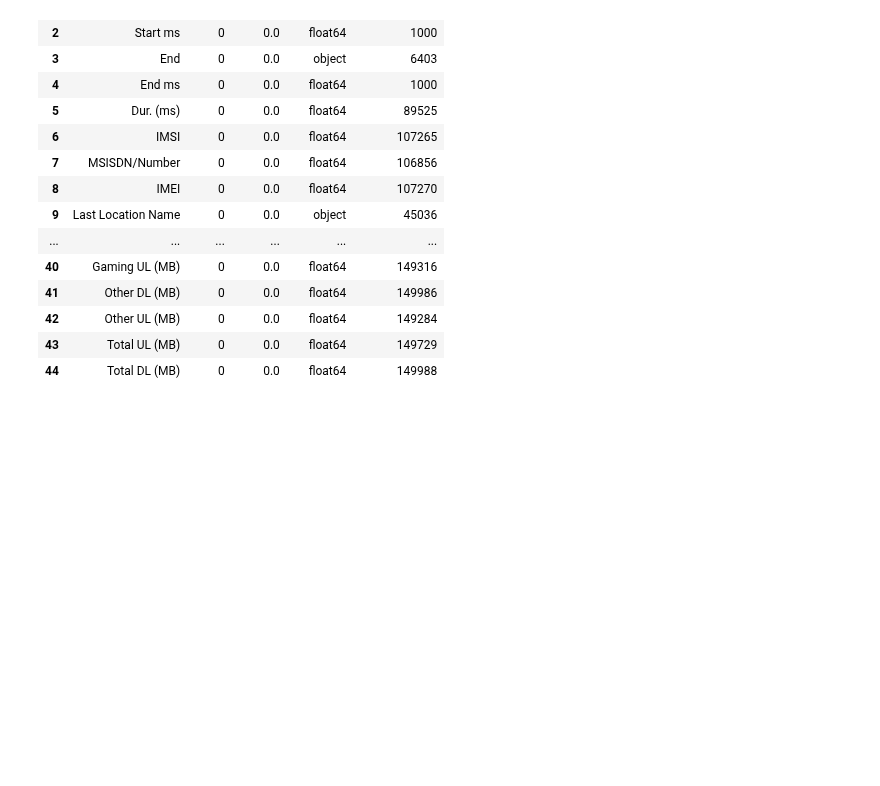
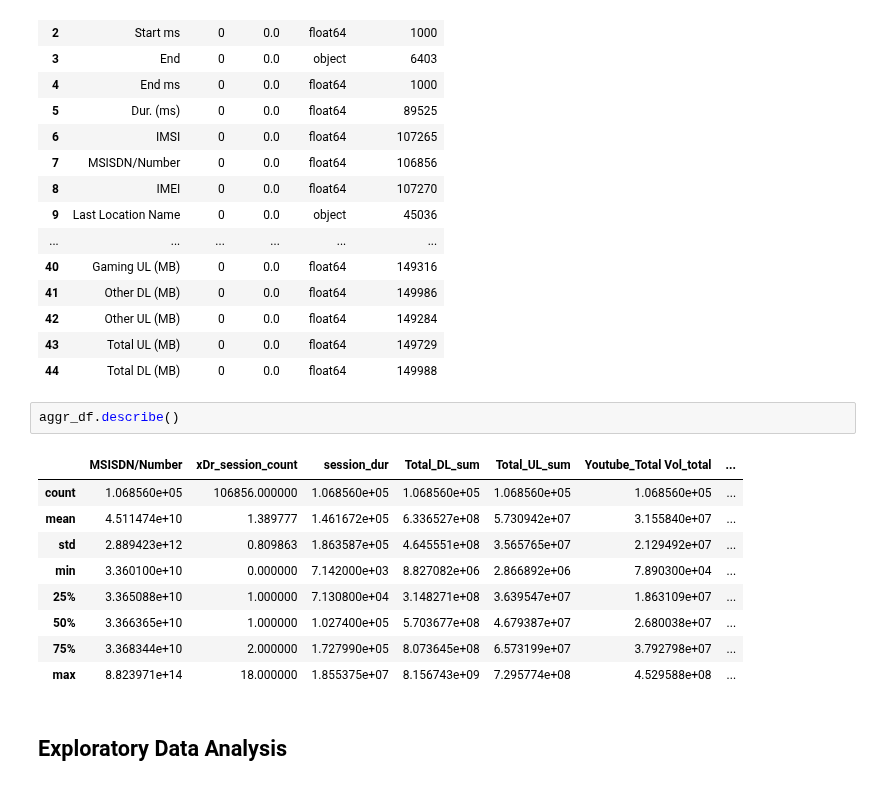
Before and after one commit to benbel376/telecom_users_analytics, a Jupyter notebook: notebooks/exploratory_analysis.ipynb, the cells around one changed output. Cells and saved outputs as stored; diff of their text form; blank space fills up the shorter version.

```diff
--- a/notebooks/exploratory_analysis.ipynb
+++ b/notebooks/exploratory_analysis.ipynb
@@ -360,3 +367,17 @@ calculateMissing(df3)
 | 42 | Other UL (MB) | 0 | 0.0 | float64 | 149284 |
 | 43 | Total UL (MB) | 0 | 0.0 | float64 | 149729 |
 | 44 | Total DL (MB) | 0 | 0.0 | float64 | 149988 |
+# %%
+aggr_df.describe()
+# %% [output]
+|  | MSISDN/Number | xDr_session_count | session_dur | Total_DL_sum | Total_UL_sum | Youtube_Total Vol_total | ... |
+| count | 1.068560e+05 | 106856.000000 | 1.068560e+05 | 1.068560e+05 | 1.068560e+05 | 1.068560e+05 | ... |
+| mean | 4.511474e+10 | 1.389777 | 1.461672e+05 | 6.336527e+08 | 5.730942e+07 | 3.155840e+07 | ... |
+| std | 2.889423e+12 | 0.809863 | 1.863587e+05 | 4.645551e+08 | 3.565765e+07 | 2.129492e+07 | ... |
+| min | 3.360100e+10 | 0.000000 | 7.142000e+03 | 8.827082e+06 | 2.866892e+06 | 7.890300e+04 | ... |
+| 25% | 3.365088e+10 | 1.000000 | 7.130800e+04 | 3.148271e+08 | 3.639547e+07 | 1.863109e+07 | ... |
+| 50% | 3.366365e+10 | 1.000000 | 1.027400e+05 | 5.703677e+08 | 4.679387e+07 | 2.680038e+07 | ... |
+| 75% | 3.368344e+10 | 2.000000 | 1.727990e+05 | 8.073645e+08 | 6.573199e+07 | 3.792798e+07 | ... |
+| max | 8.823971e+14 | 18.000000 | 1.855375e+07 | 8.156743e+09 | 7.295774e+08 | 4.529588e+08 | ... |
+# %% [markdown]
+<h2> Exploratory Data Analysis </h2>
```
Also changed, not shown: parts of 5 cells of this notebook.
